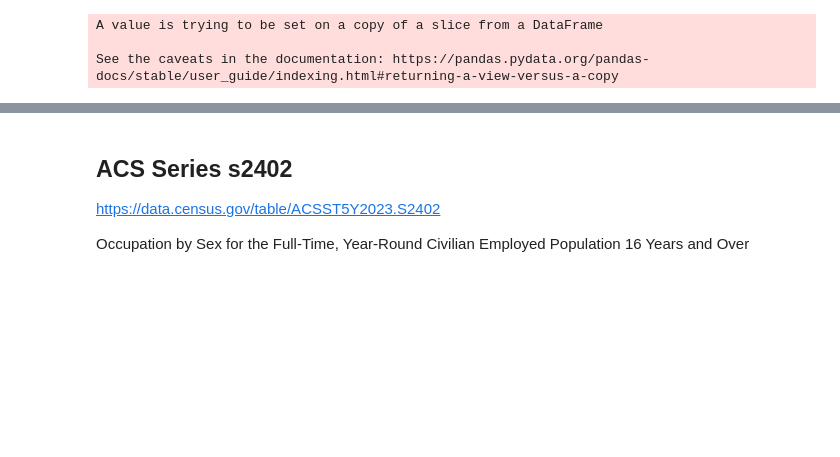
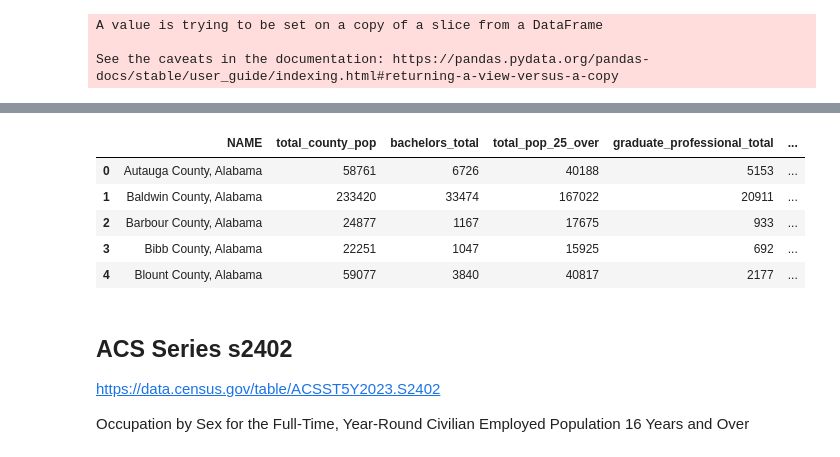
Before and after one commit to emilylmitchum/dsan5650-final-project, a Jupyter notebook: code/eda.ipynb, the cells around one changed output, grey strips where cells are left out. Cells and saved outputs as stored; diff of their text form; code cells hidden in the pictures; blank space fills up the shorter version.

```diff
--- a/code/eda.ipynb
+++ b/code/eda.ipynb
@@ -247,0 +217,10 @@ counties.head()
+# %%
+county_area = pd.read_csv(
+    "https://www2.census.gov/geo/docs/maps-data/data/gazetteer/2022_Gazetteer/2022_Gaz_counties_national.zip",
+    sep="\t",
+    compression="zip",
+    dtype={"GEOID": str},
+)
+
+county_area["GEOID"] = county_area["GEOID"].str.zfill(5)
+county_area = county_area[['GEOID','ALAND_SQMI']]
@@ -247,0 +236,11 @@ counties.head()
+# %%
+counties = pd.merge(counties, county_area, how='left', left_on='county_fips',right_on="GEOID").drop(columns='GEOID')
+# %%
+counties.head()
+# %% [output]
+|  | NAME | total_county_pop | bachelors_total | total_pop_25_over | graduate_professional_total | ... |
+| 0 | Autauga County, Alabama | 58761 | 6726 | 40188 | 5153 | ... |
+| 1 | Baldwin County, Alabama | 233420 | 33474 | 167022 | 20911 | ... |
+| 2 | Barbour County, Alabama | 24877 | 1167 | 17675 | 933 | ... |
+| 3 | Bibb County, Alabama | 22251 | 1047 | 15925 | 692 | ... |
+| 4 | Blount County, Alabama | 59077 | 3840 | 40817 | 2177 | ... |
```
Also changed, not shown: parts of 31 cells of this notebook, 4 other files.
